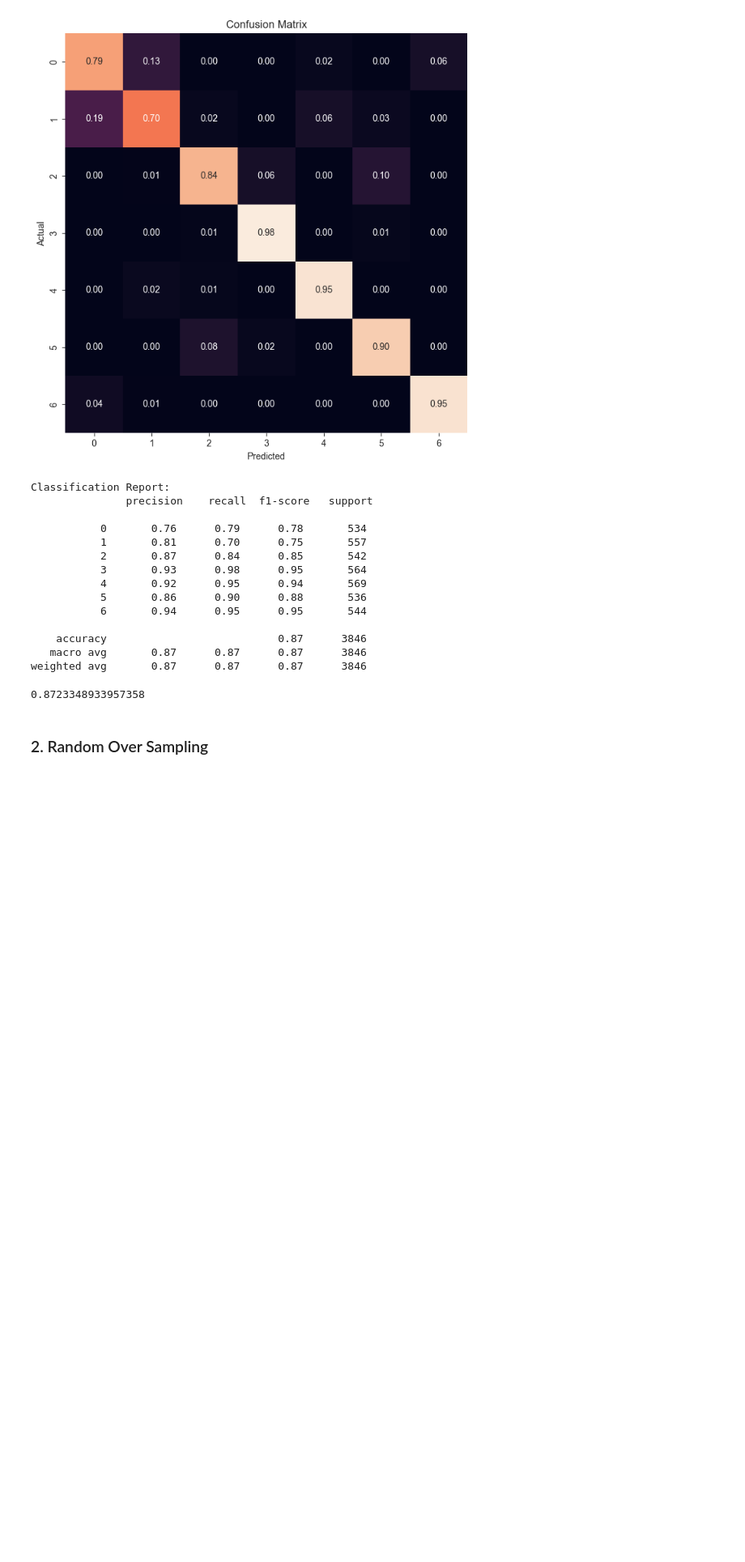
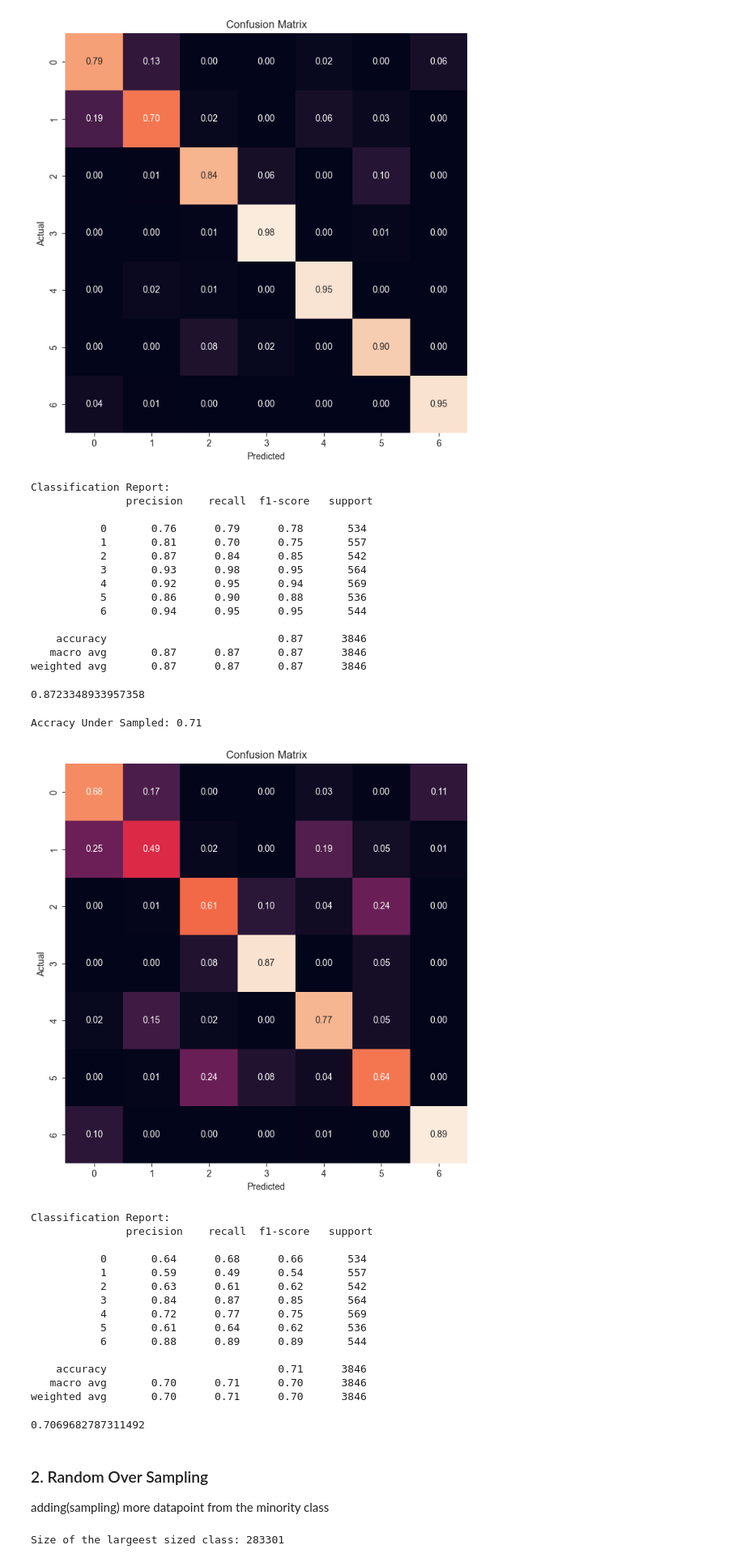
Before and after one commit to natek-1/Forest-Covertype, a Jupyter notebook: research/FE_and_Model_Training.ipynb, the cells around one changed output. Shown at 81% size. Saved outputs shown, nothing was run; the diff lists cells and outputs as text; code cells hidden in the pictures; blank space fills up the shorter version.

Commit message:
tested out various models on notebook

```diff
--- a/research/FE_and_Model_Training.ipynb
+++ b/research/FE_and_Model_Training.ipynb
@@ -360,5 +360,35 @@ Classification Report:
    macro avg       0.87      0.87      0.87      3846
 weighted avg       0.87      0.87      0.87      3846
 0.8723348933957358
+# %%
+model_2 = LogisticRegression()
+model_2.fit(X_train, y_train)
+evaluate_model(model_2, "Under Sampled", X_test, y_test)
+# %% [output]
+Accracy Under Sampled: 0.71
+[figure, added]
+Classification Report:
+               precision    recall  f1-score   support
+
+           0       0.64      0.68      0.66       534
+           1       0.59      0.49      0.54       557
+           2       0.63      0.61      0.62       542
+           3       0.84      0.87      0.85       564
+           4       0.72      0.77      0.75       569
+           5       0.61      0.64      0.62       536
+           6       0.88      0.89      0.89       544
+
+    accuracy                           0.71      3846
+   macro avg       0.70      0.71      0.70      3846
+weighted avg       0.70      0.71      0.70      3846
+0.7069682787311492
 # %% [markdown]
 ### 2. Random Over Sampling
+
+adding(sampling) more datapoint from the minority class
+# %%
+over_sampled_df = df_copy.copy()
+maximum_size_class = np.max(over_sampled_df["Cover_Type"].value_counts())
+print("Size of the largeest sized class:", maximum_size_class)
+# %% [output]
+Size of the largeest sized class: 283301
```
Also changed, not shown: parts of 12 cells of this notebook, 4 other files.
